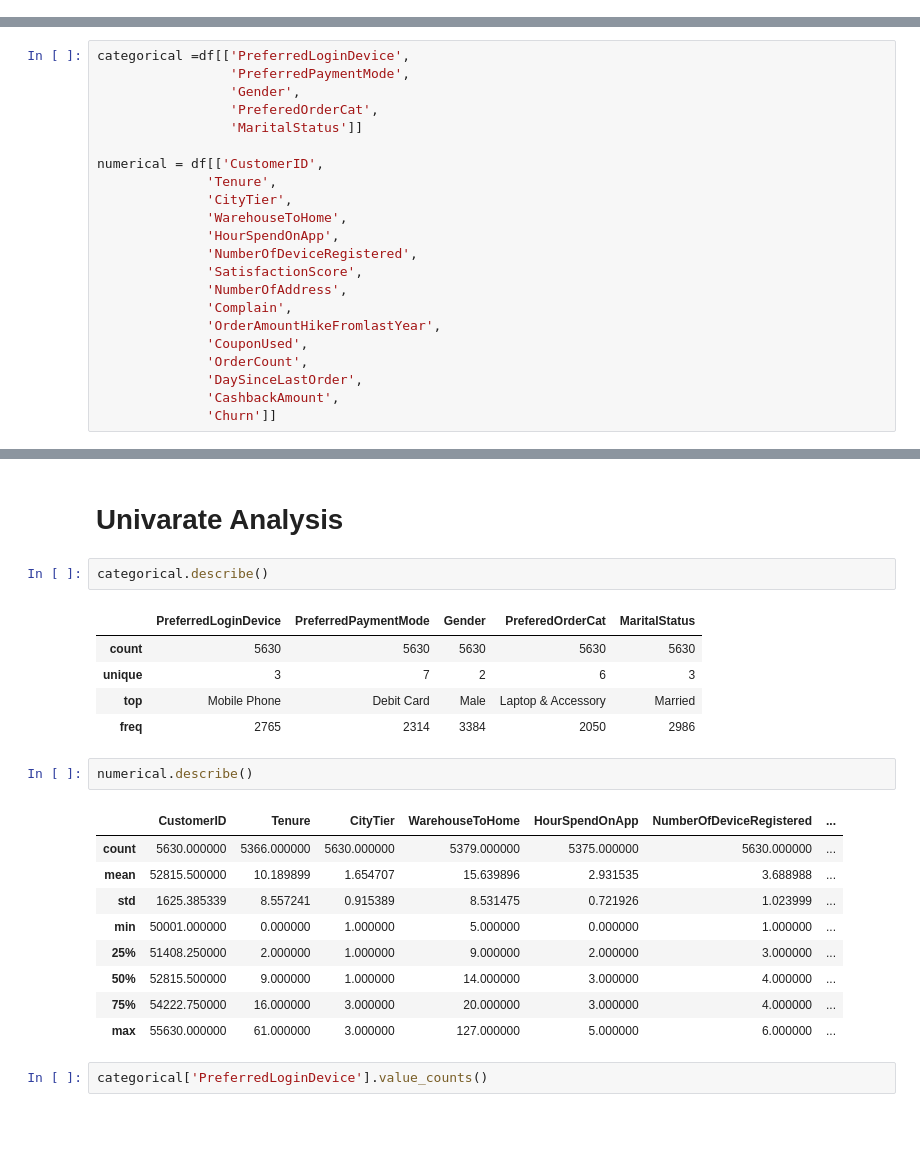
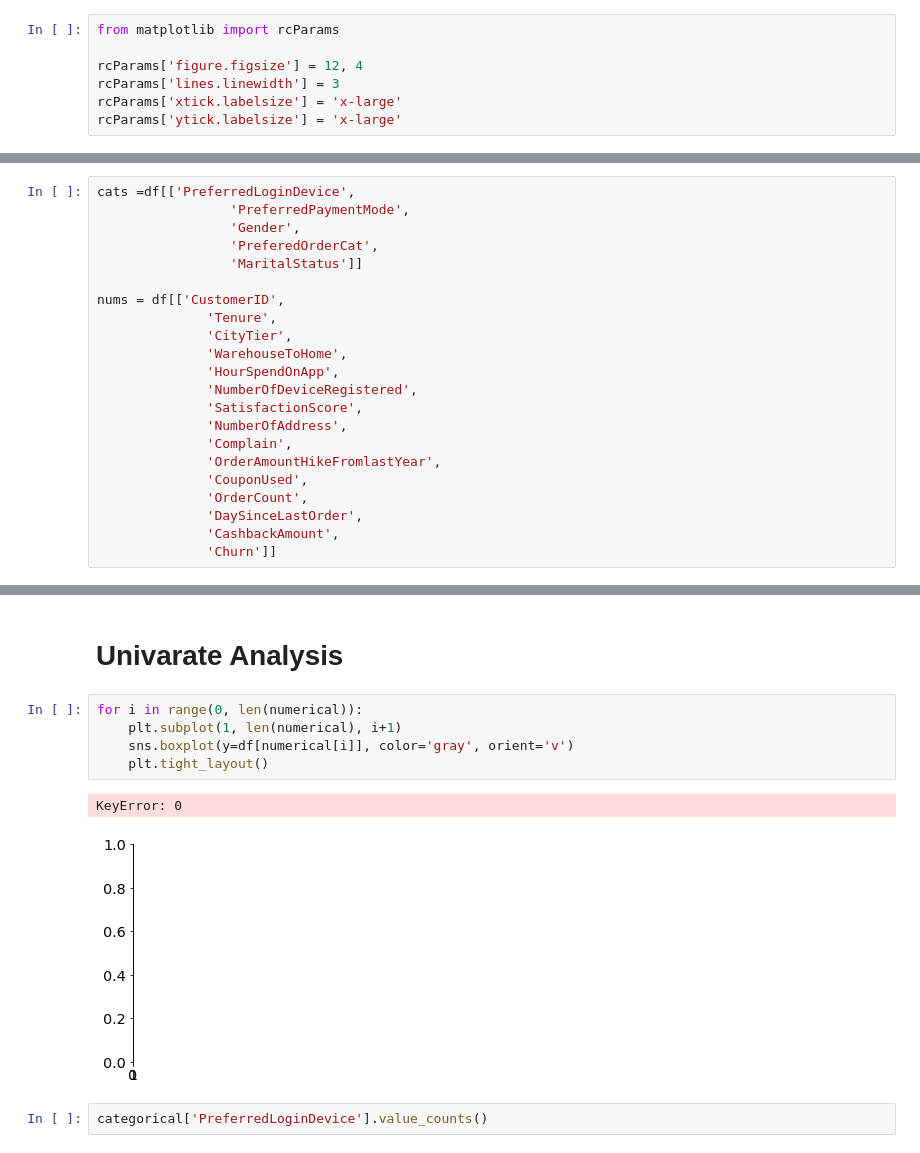
Before and after one commit to Lima-B-Aja/5-b-aja, a Jupyter notebook: Final_Project_Rakamin.ipynb, the cells around one changed output, grey strips where cells are left out. Cells and saved outputs as stored; diff of their text form; blank space fills up the shorter version.

```diff
--- a/Final_Project_Rakamin.ipynb
+++ b/Final_Project_Rakamin.ipynb
@@ -32,6 +32,13 @@ print(sns.__version__)
 1.21.5
 3.2.2
 0.11.2
+# %%
+from matplotlib import rcParams
+
+rcParams['figure.figsize'] = 12, 4
+rcParams['lines.linewidth'] = 3
+rcParams['xtick.labelsize'] = 'x-large'
+rcParams['ytick.labelsize'] = 'x-large'
 # %%
 df = pd.read_excel('dataset/e_commerce.xlsx', sheet_name=1)
 df.head()
@@ -129,13 +136,13 @@ DaySinceLastOrder,
 # %% [markdown]
 C : Tidak ada
 # %%
-categorical =df[['PreferredLoginDevice',
+cats =df[['PreferredLoginDevice',
                  'PreferredPaymentMode',
                  'Gender',
                  'PreferedOrderCat',
                  'MaritalStatus']]
 
-numerical = df[['CustomerID',
+nums = df[['CustomerID',
               'Tenure',
               'CityTier',
               'WarehouseToHome',
@@ -175,26 +182,14 @@ Divorced     848
 Name: MaritalStatus, dtype: int64
 # %% [markdown]
 # Univarate Analysis
-# %%
-categorical.describe()
-# %% [output]
-|  | PreferredLoginDevice | PreferredPaymentMode | Gender | PreferedOrderCat | MaritalStatus |
-| count | 5630 | 5630 | 5630 | 5630 | 5630 |
-| unique | 3 | 7 | 2 | 6 | 3 |
-| top | Mobile Phone | Debit Card | Male | Laptop & Accessory | Married |
-| freq | 2765 | 2314 | 3384 | 2050 | 2986 |
-# %%
-numerical.describe()
-# %% [output]
-|  | CustomerID | Tenure | CityTier | WarehouseToHome | HourSpendOnApp | NumberOfDeviceRegistered | ... |
-| count | 5630.000000 | 5366.000000 | 5630.000000 | 5379.000000 | 5375.000000 | 5630.000000 | ... |
-| mean | 52815.500000 | 10.189899 | 1.654707 | 15.639896 | 2.931535 | 3.688988 | ... |
-| std | 1625.385339 | 8.557241 | 0.915389 | 8.531475 | 0.721926 | 1.023999 | ... |
-| min | 50001.000000 | 0.000000 | 1.000000 | 5.000000 | 0.000000 | 1.000000 | ... |
-| 25% | 51408.250000 | 2.000000 | 1.000000 | 9.000000 | 2.000000 | 3.000000 | ... |
-| 50% | 52815.500000 | 9.000000 | 1.000000 | 14.000000 | 3.000000 | 4.000000 | ... |
-| 75% | 54222.750000 | 16.000000 | 3.000000 | 20.000000 | 3.000000 | 4.000000 | ... |
-| max | 55630.000000 | 61.000000 | 3.000000 | 127.000000 | 5.000000 | 6.000000 | ... |
+# %%
+for i in range(0, len(numerical)):
+    plt.subplot(1, len(numerical), i+1)
+    sns.boxplot(y=df[numerical[i]], color='gray', orient='v')
+    plt.tight_layout()
+# %% [output]
+KeyError: 0
+[figure, added]
 # %%
 categorical['PreferredLoginDevice'].value_counts()
 # %% [output]
```
Also changed, not shown: parts of 1 cell of this notebook.
